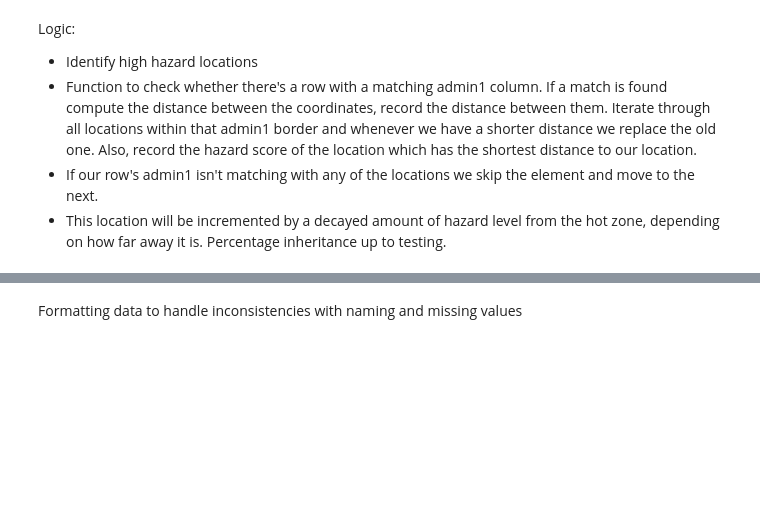
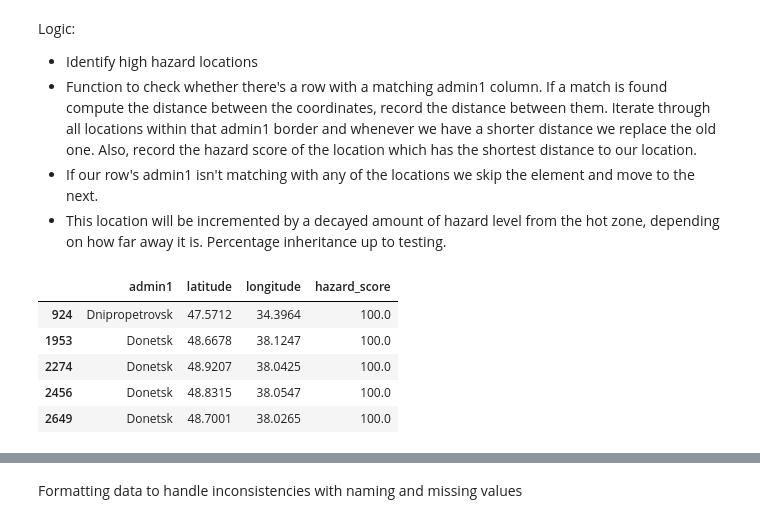
Before and after one commit to Caps1d/WarHazard, a Jupyter notebook: notebooks/hazard_model.ipynb, the cells around one changed output, grey strips where cells are left out. Saved outputs shown, nothing was run; the diff lists cells and outputs as text; code cells hidden in the pictures; blank space fills up the shorter version.

```diff
--- a/notebooks/hazard_model.ipynb
+++ b/notebooks/hazard_model.ipynb
@@ -262,4 +270,13 @@ df_agg['found'] = df_agg.apply(lambda x: compute_distance(x, high_hazard_locs),
 # df_agg['distance_high_hazard'] = df_agg.combine(high_hazard_locs, lambda x, y: compute_distance(x,y))
+# %%
+high_hazard_locs.head()
+# %% [output]
+|  | admin1 | latitude | longitude | hazard_score |
+| 924 | Dnipropetrovsk | 47.5712 | 34.3964 | 100.0 |
+| 1953 | Donetsk | 48.6678 | 38.1247 | 100.0 |
+| 2274 | Donetsk | 48.9207 | 38.0425 | 100.0 |
+| 2456 | Donetsk | 48.8315 | 38.0547 | 100.0 |
+| 2649 | Donetsk | 48.7001 | 38.0265 | 100.0 |
 # %%
 df_agg['found'].value_counts()
 # %% [output]
```
Also changed, not shown: parts of 2 cells of this notebook.
